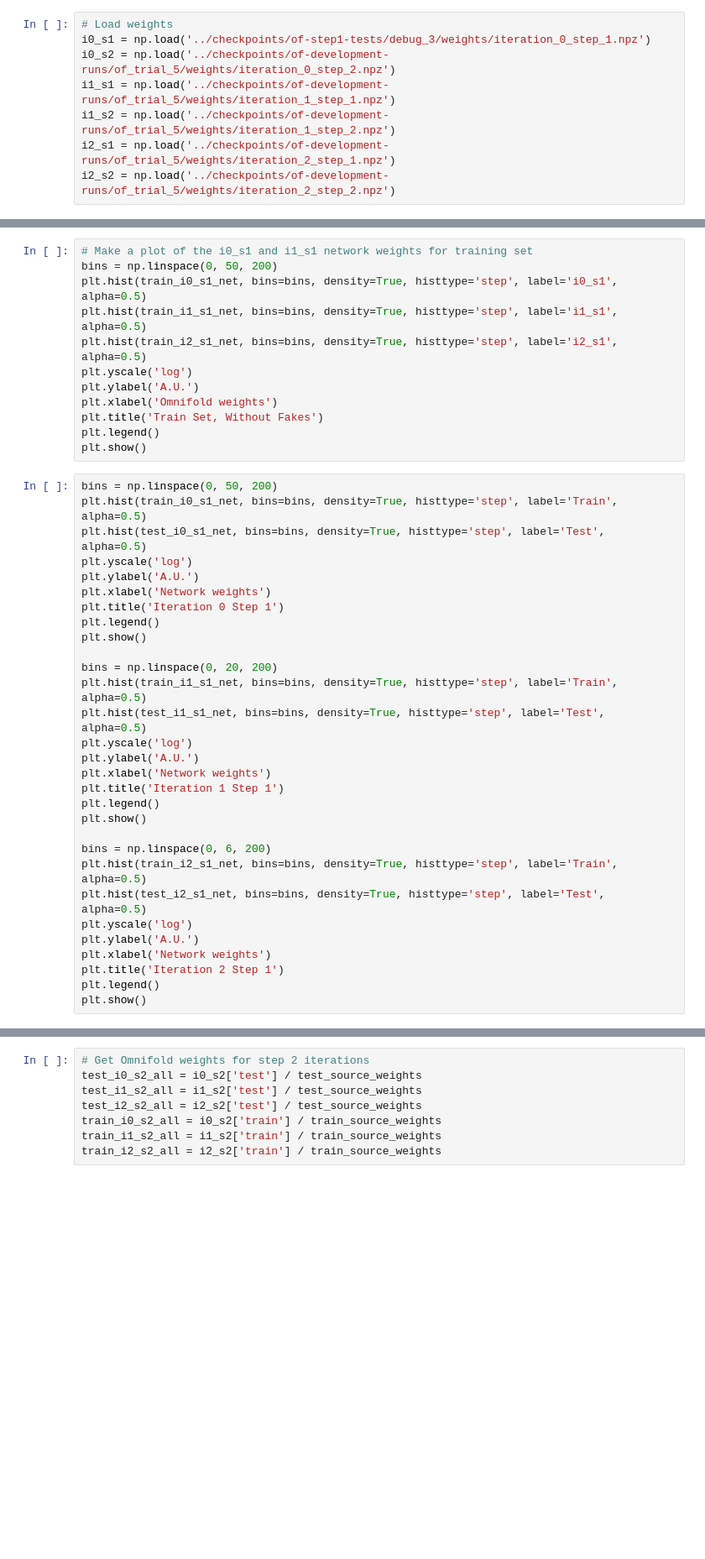
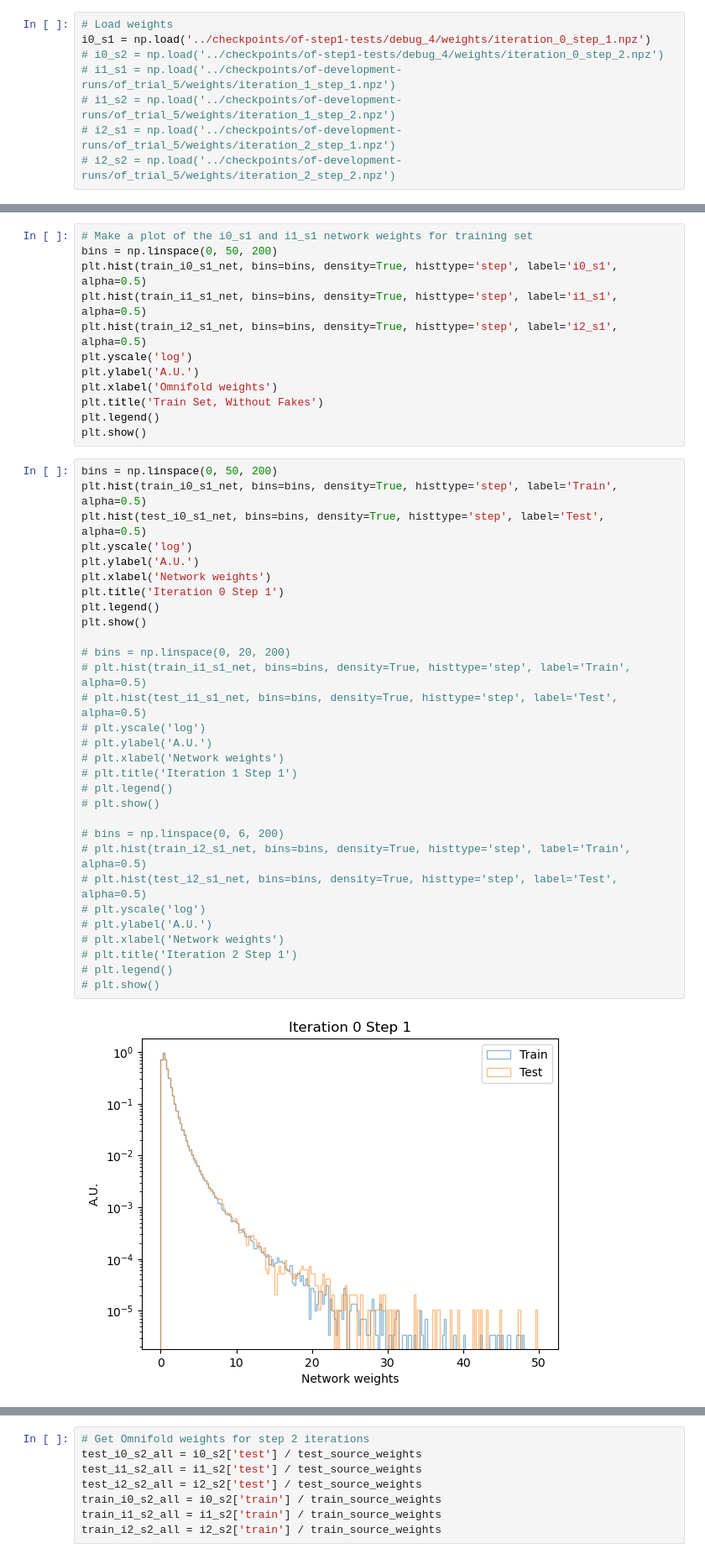
Before and after one commit to kgreif24/zjets_omnifold, a Jupyter notebook: experiments/plot_weights.ipynb, the cells around one changed output, grey strips where cells are left out. Shown: that part at 84% size. Cells and saved outputs as stored; diff of their text form; blank space fills up the shorter version.

Commit message:
Update plotting code

```diff
--- a/experiments/plot_weights.ipynb
+++ b/experiments/plot_weights.ipynb
@@ -8,12 +8,12 @@ import uproot
 import awkward as ak
 # %%
 # Load weights
-i0_s1 = np.load('../checkpoints/of-step1-tests/debug_3/weights/iteration_0_step_1.npz')
-i0_s2 = np.load('../checkpoints/of-development-runs/of_trial_5/weights/iteration_0_step_2.npz')
-i1_s1 = np.load('../checkpoints/of-development-runs/of_trial_5/weights/iteration_1_step_1.npz')
-i1_s2 = np.load('../checkpoints/of-development-runs/of_trial_5/weights/iteration_1_step_2.npz')
-i2_s1 = np.load('../checkpoints/of-development-runs/of_trial_5/weights/iteration_2_step_1.npz')
-i2_s2 = np.load('../checkpoints/of-development-runs/of_trial_5/weights/iteration_2_step_2.npz')
+i0_s1 = np.load('../checkpoints/of-step1-tests/debug_4/weights/iteration_0_step_1.npz')
+# i0_s2 = np.load('../checkpoints/of-step1-tests/debug_4/weights/iteration_0_step_2.npz')
+# i1_s1 = np.load('../checkpoints/of-development-runs/of_trial_5/weights/iteration_1_step_1.npz')
+# i1_s2 = np.load('../checkpoints/of-development-runs/of_trial_5/weights/iteration_1_step_2.npz')
+# i2_s1 = np.load('../checkpoints/of-development-runs/of_trial_5/weights/iteration_2_step_1.npz')
+# i2_s2 = np.load('../checkpoints/of-development-runs/of_trial_5/weights/iteration_2_step_2.npz')
 # %%
 # Load data
 f_train = uproot.open('/global/cfs/cdirs/m3246/ZjetOmnifold/data/slimmed_files/WithTracks_ZjetOmnifold_May19_MGPy8FxFxRew_syst_train_Mar1023.root')
@@ -112,33 +129,35 @@ plt.show()
 # %%
 bins = np.linspace(0, 50, 200)
 plt.hist(train_i0_s1_net, bins=bins, density=True, histtype='step', label='Train', alpha=0.5)
 plt.hist(test_i0_s1_net, bins=bins, density=True, histtype='step', label='Test', alpha=0.5)
 plt.yscale('log')
 plt.ylabel('A.U.')
 plt.xlabel('Network weights')
 plt.title('Iteration 0 Step 1')
 plt.legend()
 plt.show()
 
-bins = np.linspace(0, 20, 200)
-plt.hist(train_i1_s1_net, bins=bins, density=True, histtype='step', label='Train', alpha=0.5)
-plt.hist(test_i1_s1_net, bins=bins, density=True, histtype='step', label='Test', alpha=0.5)
-plt.yscale('log')
-plt.ylabel('A.U.')
-plt.xlabel('Network weights')
-plt.title('Iteration 1 Step 1')
-plt.legend()
-plt.show()
+# bins = np.linspace(0, 20, 200)
+# plt.hist(train_i1_s1_net, bins=bins, density=True, histtype='step', label='Train', alpha=0.5)
+# plt.hist(test_i1_s1_net, bins=bins, density=True, histtype='step', label='Test', alpha=0.5)
+# plt.yscale('log')
+# plt.ylabel('A.U.')
+# plt.xlabel('Network weights')
+# plt.title('Iteration 1 Step 1')
+# plt.legend()
+# plt.show()
 
-bins = np.linspace(0, 6, 200)
-plt.hist(train_i2_s1_net, bins=bins, density=True, histtype='step', label='Train', alpha=0.5)
-plt.hist(test_i2_s1_net, bins=bins, density=True, histtype='step', label='Test', alpha=0.5)
-plt.yscale('log')
-plt.ylabel('A.U.')
-plt.xlabel('Network weights')
-plt.title('Iteration 2 Step 1')
-plt.legend()
-plt.show()
+# bins = np.linspace(0, 6, 200)
+# plt.hist(train_i2_s1_net, bins=bins, density=True, histtype='step', label='Train', alpha=0.5)
+# plt.hist(test_i2_s1_net, bins=bins, density=True, histtype='step', label='Test', alpha=0.5)
+# plt.yscale('log')
+# plt.ylabel('A.U.')
+# plt.xlabel('Network weights')
+# plt.title('Iteration 2 Step 1')
+# plt.legend()
+# plt.show()
+# %% [output]
+[figure, added]
 # %%
 # Filter out events that don't pass190
 test_i0_s1_pass190 = test_i0_s1_all[test_pass190 == 1]
```
Also changed, not shown: parts of 10 cells of this notebook, 3 other files.
